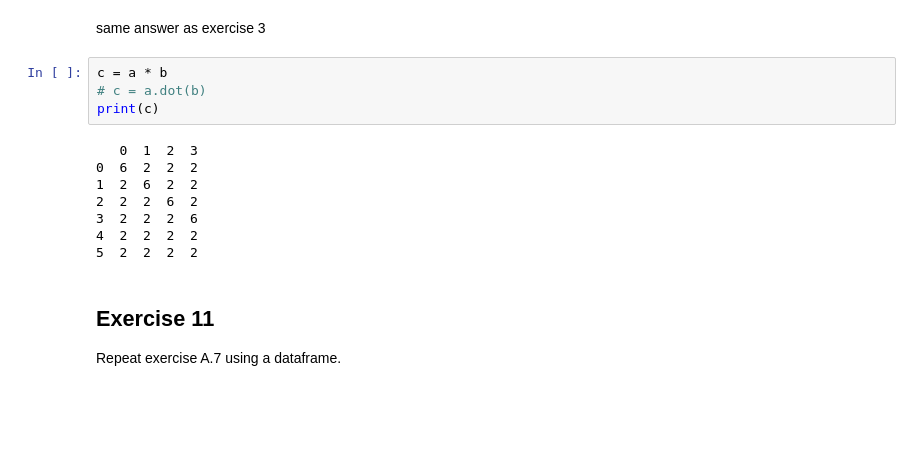
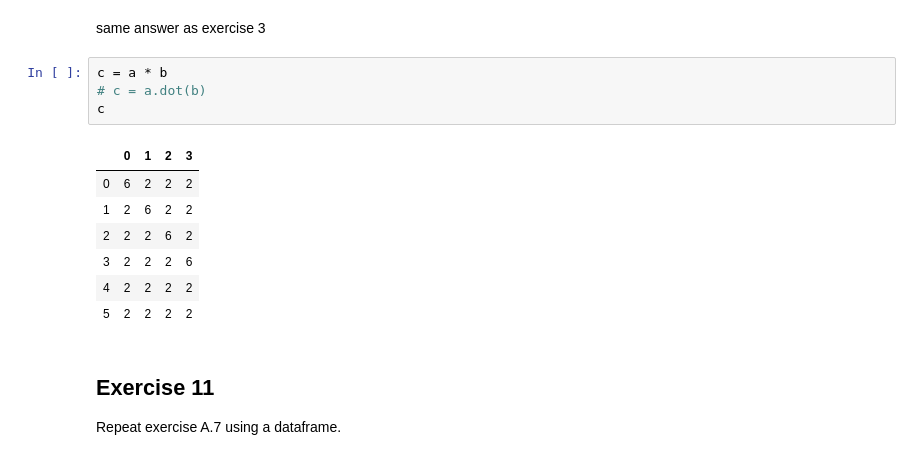
Before and after one commit to 2019-winter/lab-1-juliandavis7, a Jupyter notebook: labs/Lab 1 - Python and NumPy.ipynb, the cells around one changed output. Cells and saved outputs as stored; diff of their text form; blank space fills up the shorter version.

```diff
--- a/labs/Lab 1 - Python and NumPy.ipynb
+++ b/labs/Lab 1 - Python and NumPy.ipynb
@@ -193,15 +183,15 @@ same answer as exercise 3
 # %%
 c = a * b
 # c = a.dot(b)
-print(c)
+c
 # %% [output]
-   0  1  2  3
-0  6  2  2  2
-1  2  6  2  2
-2  2  2  6  2
-3  2  2  2  6
-4  2  2  2  2
-5  2  2  2  2
+|  | 0 | 1 | 2 | 3 |
+| 0 | 6 | 2 | 2 | 2 |
+| 1 | 2 | 6 | 2 | 2 |
+| 2 | 2 | 2 | 6 | 2 |
+| 3 | 2 | 2 | 2 | 6 |
+| 4 | 2 | 2 | 2 | 2 |
+| 5 | 2 | 2 | 2 | 2 |
 # %% [markdown]
 ## Exercise 11
 Repeat exercise A.7 using a dataframe.
```
Also changed, not shown: parts of 14 cells of this notebook, 1 other file.
